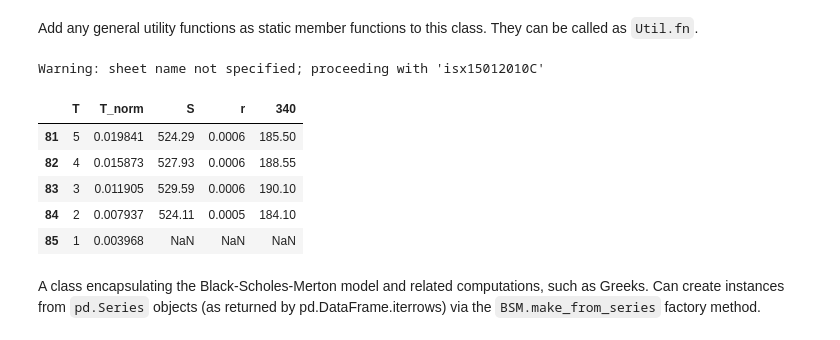
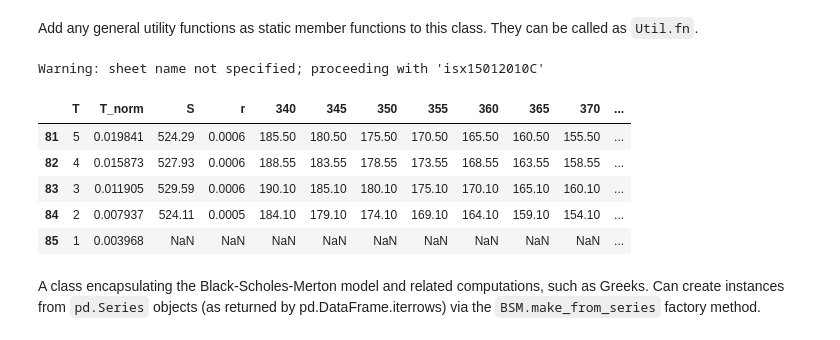
Before and after one commit to tatutimonen/hedging, a Jupyter notebook: myyra.ipynb, the cells around one changed output. Cells and saved outputs as stored; diff of their text form; code cells hidden in the pictures.

```diff
--- a/myyra.ipynb
+++ b/myyra.ipynb
@@ -26,32 +27,34 @@ class Util:
         return "|".join(map(lambda x: f"({str(x)})", coll))
 # %%
 class OptionsData:
-    s_data_dir = "data"
-    s_default_filename = "isx2010C.xls"
+    data_dir = "data"
+    default_filename = "isx2010C.xls"
 
-    def __init__(self, filename=s_default_filename, clean=True):
-        filepath = os.path.join(self.s_data_dir, filename)
+    def __init__(self, filename=default_filename, clean=True):
+        filepath = os.path.join(self.data_dir, filename)
         if not os.path.isfile(filepath):
             faulty_filepath = filepath
-            filepath = os.path.join(self.s_data_dir, self.s_default_filename)
+            filepath = os.path.join(self.data_dir, self.default_filename)
             print(f"Warning: could not find {faulty_filepath!r}; proceeding with {filepath!r}")
-        self.__m_sheet_df_dict = pd.read_excel(filepath, sheet_name=None)
+        self.__sheet_df_dict = pd.read_excel(filepath, sheet_name=None)
         if clean:
-            for key, val in self.__m_sheet_df_dict.items():
-                self.__m_sheet_df_dict[key] = self.__clean_df(val)
+            for key, val in self.__sheet_df_dict.items():
+                self.__sheet_df_dict[key] = self.__clean_df(val)
 
     def __get_item__(self, key):
-        return self.__m_sheet_df_dict[key]
+        return self.__sheet_df_dict[key]
 
     def get_sheet_df_dict(self):
-        return self.__m_sheet_df_dict
+        return self.__sheet_df_dict
 
-    def get_df_with_strikes(self, E, sheet_name=""):
+    def get_df(self, E=None, sheet_name=""):
         if not sheet_name:
-            sheet_name = list(self.__m_sheet_df_dict.keys())[0]
+            sheet_name = list(self.__sheet_df_dict.keys())[0]
             print(f"Warning: sheet name not specified; proceeding with {sheet_name!r}")
-        df = self.__m_sheet_df_dict[sheet_name]
+        df = self.__sheet_df_dict[sheet_name]
         common = ["T", "T_norm", "S", "r"]
+        if not E:
+            return df[[*common, *filter(lambda x: re.match(r"[0-9]+", x), df.columns)]]
         strikes = E if type(E) is list or type(E) is tuple else [E]
         cols = [*common, *map(lambda x: str(int(x)), strikes)]
         return df[cols]
@@ -91,16 +94,16 @@ class OptionsData:
             elif col_idx == ncol - 2:
                 return "r"
 # %%
-data = OptionsData()
-data.get_df_with_strikes(340).tail()
+data = OptionsData("isx2010C.xls")
+data.get_df().tail()
 # %% [output]
 Warning: sheet name not specified; proceeding with 'isx15012010C'
-|  | T | T_norm | S | r | 340 |
-| 81 | 5 | 0.019841 | 524.29 | 0.0006 | 185.50 |
-| 82 | 4 | 0.015873 | 527.93 | 0.0006 | 188.55 |
-| 83 | 3 | 0.011905 | 529.59 | 0.0006 | 190.10 |
-| 84 | 2 | 0.007937 | 524.11 | 0.0005 | 184.10 |
-| 85 | 1 | 0.003968 | NaN | NaN | NaN |
+|  | T | T_norm | S | r | 340 | 345 | 350 | 355 | 360 | 365 | 370 | ... |
+| 81 | 5 | 0.019841 | 524.29 | 0.0006 | 185.50 | 180.50 | 175.50 | 170.50 | 165.50 | 160.50 | 155.50 | ... |
+| 82 | 4 | 0.015873 | 527.93 | 0.0006 | 188.55 | 183.55 | 178.55 | 173.55 | 168.55 | 163.55 | 158.55 | ... |
+| 83 | 3 | 0.011905 | 529.59 | 0.0006 | 190.10 | 185.10 | 180.10 | 175.10 | 170.10 | 165.10 | 160.10 | ... |
+| 84 | 2 | 0.007937 | 524.11 | 0.0005 | 184.10 | 179.10 | 174.10 | 169.10 | 164.10 | 159.10 | 154.10 | ... |
+| 85 | 1 | 0.003968 | NaN | NaN | NaN | NaN | NaN | NaN | NaN | NaN | NaN | ... |
 # %% [markdown]
 A class encapsulating the Black-Scholes-Merton model and related computations, such as Greeks. Can create instances from `pd.Series` objects (as returned by pd.DataFrame.iterrows) via the `BSM.make_from_series` factory method.
 # %%
```
Also changed, not shown: parts of 5 cells of this notebook.
